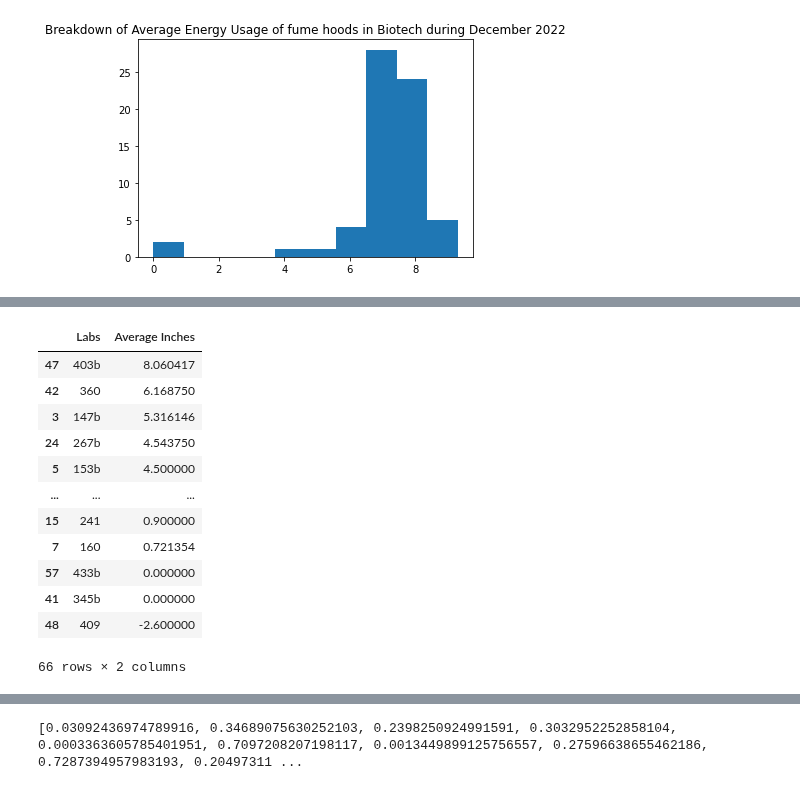
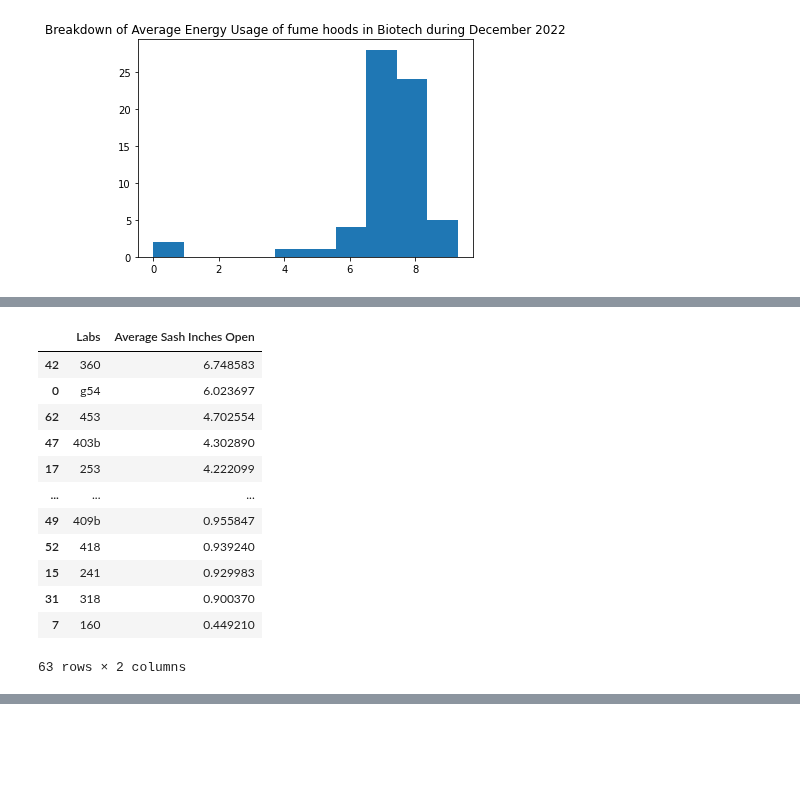
Before and after one commit to thereidfleish/fume-hood-dashboard, a Jupyter notebook: biotech_exploration.ipynb, the cells around one changed output, grey strips where cells are left out. Saved outputs shown, nothing was run; the diff lists cells and outputs as text; code cells hidden in the pictures; blank space fills up the shorter version.

Commit message:
Looking at hibernation of fume hoods

```diff
--- a/biotech_exploration.ipynb
+++ b/biotech_exploration.ipynb
@@ -475,7 +466,7 @@ fig.show()
 [interactive output not drawn]
 # %%
 #fume_query(target,server, start,end)
-
+combined = pd.read_csv('pointnames.csv')
 sash_points = combined["Sash"]
 server = combined["Server"]
 
@@ -489,31 +480,33 @@ for i in range(len(sash_points)):
 # %%
 array_list = [i for i in query_list]
 average_list = [np.mean(array_list[i]["value"]) for i in range(len(array_list))]
 average_list
 
 labs = combined["Lab"]
-data = {"Labs":labs, "Average Inches":average_list}
+data = {"Labs":labs, "Average Sash Inches Open":average_list}
 inchesdf = pd.DataFrame(data)
-inchesdf = inchesdf.sort_values(by = "Average Inches", ascending =False)
+inchesdf = inchesdf.sort_values(by = "Average Sash Inches Open", ascending =False)
+inchesdf = inchesdf.drop([41,48,57])
 
 display(inchesdf)
 
-fig = px.bar(inchesdf, x = "Labs", y = "Average Inches")
+fig = px.bar(inchesdf, x = "Labs", y = "Average Sash Inches Open", title = "How Open Are Fume Hoods on Average in Biotech?")
+fig.write_image("C:\\Users\\Rob\\Desktop\\ESW\\Fume\\sash_across_labs.png",scale=4)
 fig.show()
 # %% [output]
-|  | Labs | Average Inches |
-| 47 | 403b | 8.060417 |
-| 42 | 360 | 6.168750 |
-| 3 | 147b | 5.316146 |
-| 24 | 267b | 4.543750 |
-| 5 | 153b | 4.500000 |
+|  | Labs | Average Sash Inches Open |
+| 42 | 360 | 6.748583 |
+| 0 | g54 | 6.023697 |
+| 62 | 453 | 4.702554 |
+| 47 | 403b | 4.302890 |
+| 17 | 253 | 4.222099 |
 | ... | ... | ... |
-| 15 | 241 | 0.900000 |
-| 7 | 160 | 0.721354 |
-| 57 | 433b | 0.000000 |
-| 41 | 345b | 0.000000 |
-| 48 | 409 | -2.600000 |
+| 49 | 409b | 0.955847 |
+| 52 | 418 | 0.939240 |
+| 15 | 241 | 0.929983 |
+| 31 | 318 | 0.900370 |
+| 7 | 160 | 0.449210 |
-66 rows × 2 columns
+63 rows × 2 columns
 [interactive output not drawn]
 # %%
 #1.2 inches
@@ -539,5 +532,3 @@ time_end = str(datetime(2022, 12,31))
 sash_points = combined["Sash"]
 ratio_list = [has_been_closed(sash_points[i], server,time_start,time_end) for i in range(len(sash_points))]
 print(ratio_list)
-# %% [output]
-[0.03092436974789916, 0.34689075630252103, 0.2398250924991591, 0.3032952252858104, 0.0003363605785401951, 0.7097208207198117, 0.0013449899125756557, 0.27596638655462186, 0.7287394957983193, 0.20497311 ...
```
Also changed, not shown: parts of 4 cells of this notebook, 2 other files.
